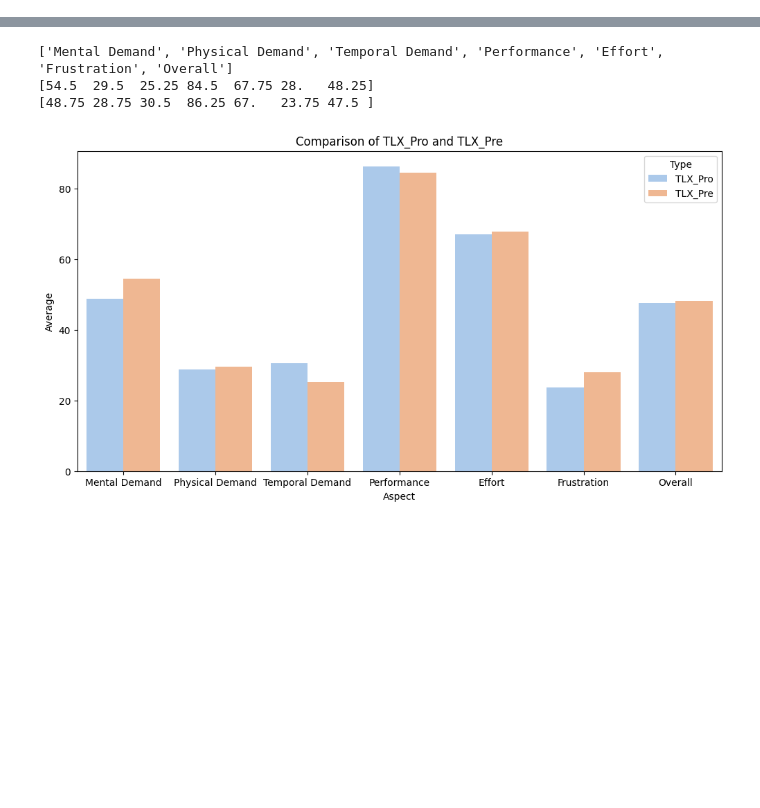
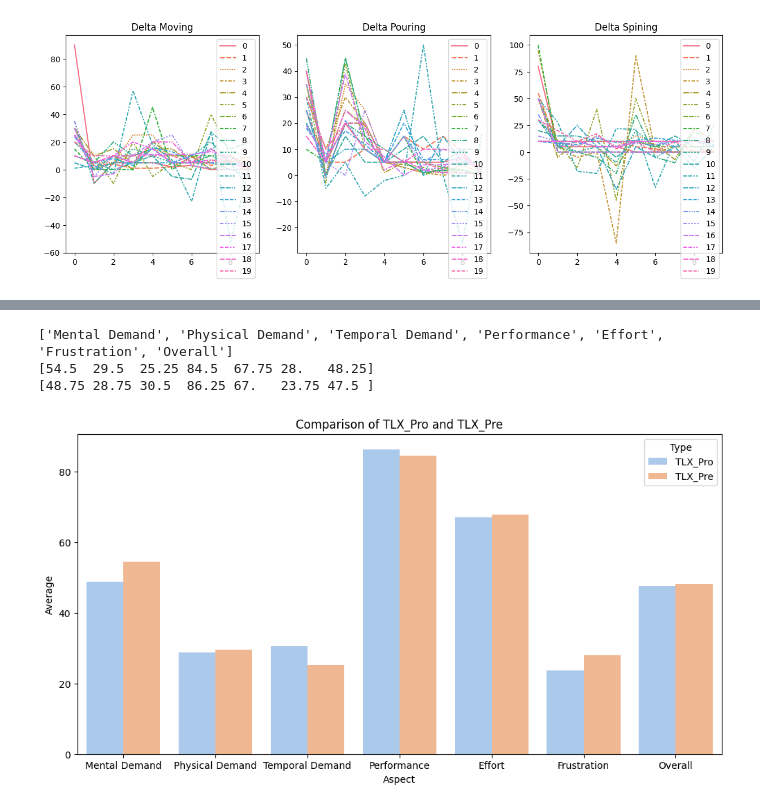
Before and after one commit to HangYu8123/Online_study_website, a Jupyter notebook: data/data_analysis.ipynb, the cells around one changed output, grey strips where cells are left out. Drawn from its saved outputs; the diff is of its cells as text; code cells hidden in the pictures; blank space fills up the shorter version.

```diff
--- a/data/data_analysis.ipynb
+++ b/data/data_analysis.ipynb
@@ -177,3 +193,21 @@ plt.show()
+# %%
+fig, axs = plt.subplots(nrows=1, ncols=3, figsize=(15, 5))
+
+# Create the line plot for 'delta_moving_pro'
+sns.lineplot(data=delta_moving_pro.T, ax=axs[0])
+axs[0].set_title('Delta Moving')
+
+# Create the line plot for 'delta_pouring_pro'
+sns.lineplot(data=delta_pouring_pro.T, ax=axs[1])
+axs[1].set_title('Delta Pouring')
+
+# Create the line plot for 'delta_spining_pro'
+sns.lineplot(data=delta_spining_pro.T, ax=axs[2])
+axs[2].set_title('Delta Spining')
+
+plt.show()
+# %% [output]
+[figure, added]
 # %%
 fig, axs = plt.subplots(nrows=1, ncols=3, figsize=(15, 5))
 
```
Also changed, not shown: parts of 15 cells of this notebook.
